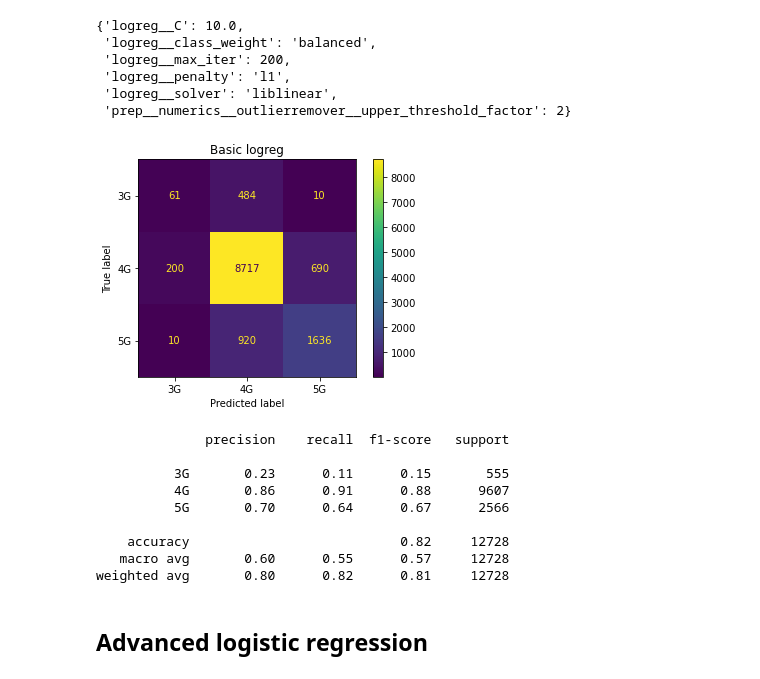
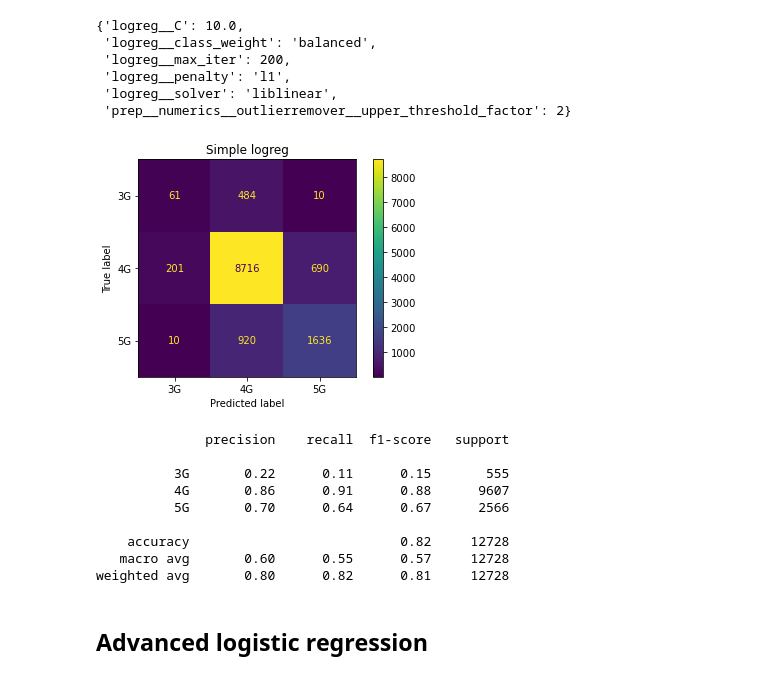
Before and after one commit to heckert/speedtest-classification, a Jupyter notebook: notebooks/05-training.ipynb, the cells around one changed output. Drawn from its saved outputs; the diff is of its cells as text; code cells hidden in the pictures.

```diff
--- a/notebooks/05-training.ipynb
+++ b/notebooks/05-training.ipynb
@@ -41,0 +45,9 @@ evaluator = ModelEvaluator()
+# %%
+baseline = BaselineClassifier(col_index=2,
+                              upper_limits=cfg.baseline_thresholds)
+
+baseline.fit(X_train, y_train)
+
+y_test_baseline = baseline.predict(X_test)
+
+evaluator.get_summary(y_test, y_test_baseline, name='Baseline Model')
@@ -128,12 +151,12 @@ grid.best_params_
 # %%
 y_test_pred = grid.best_estimator_.predict(X_test)
 # %%
-evaluator.get_summary(y_test, y_test_pred, name='Basic logreg')
+evaluator.get_summary(y_test, y_test_pred, name='Simple logreg')
 # %% [output]
-[figure, old version]
+[figure, new version]
               precision    recall  f1-score   support
 
-          3G       0.23      0.11      0.15       555
+          3G       0.22      0.11      0.15       555
           4G       0.86      0.91      0.88      9607
           5G       0.70      0.64      0.67      2566
 
```
Also changed, not shown: parts of 10 cells of this notebook, 14 other files.
